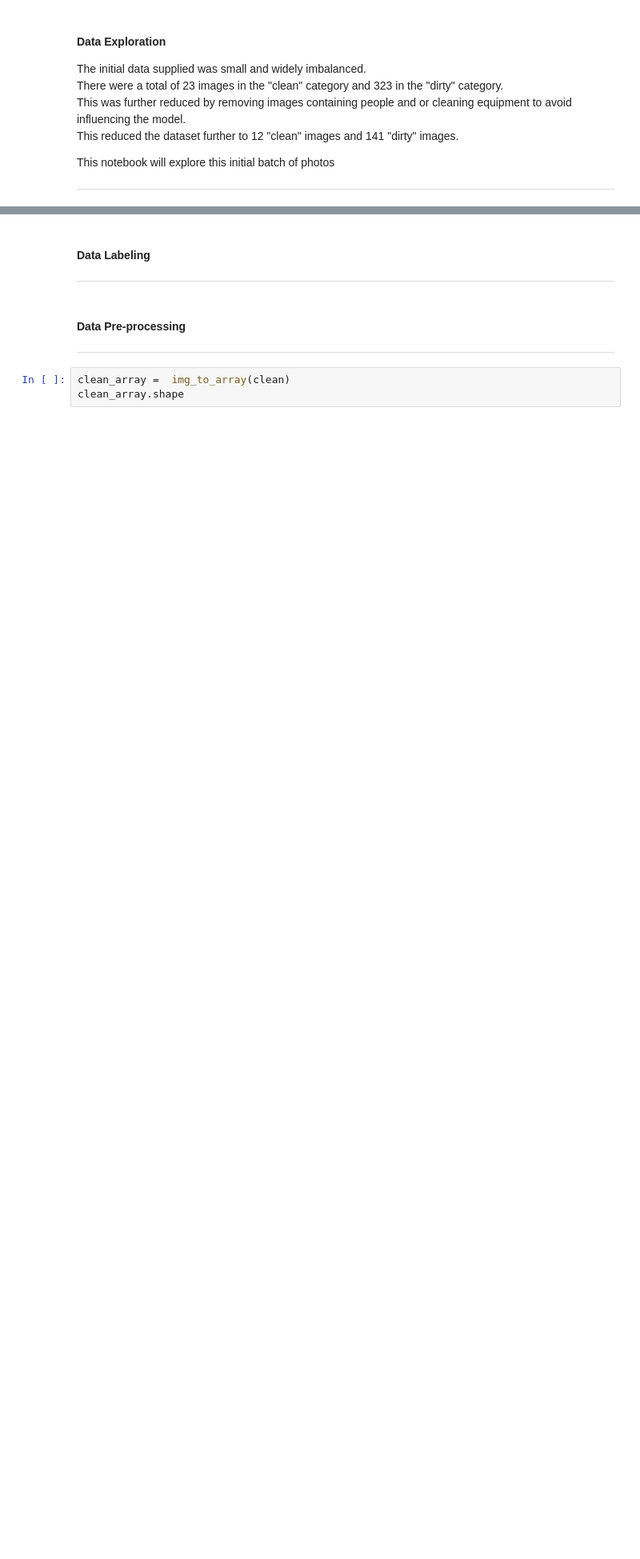
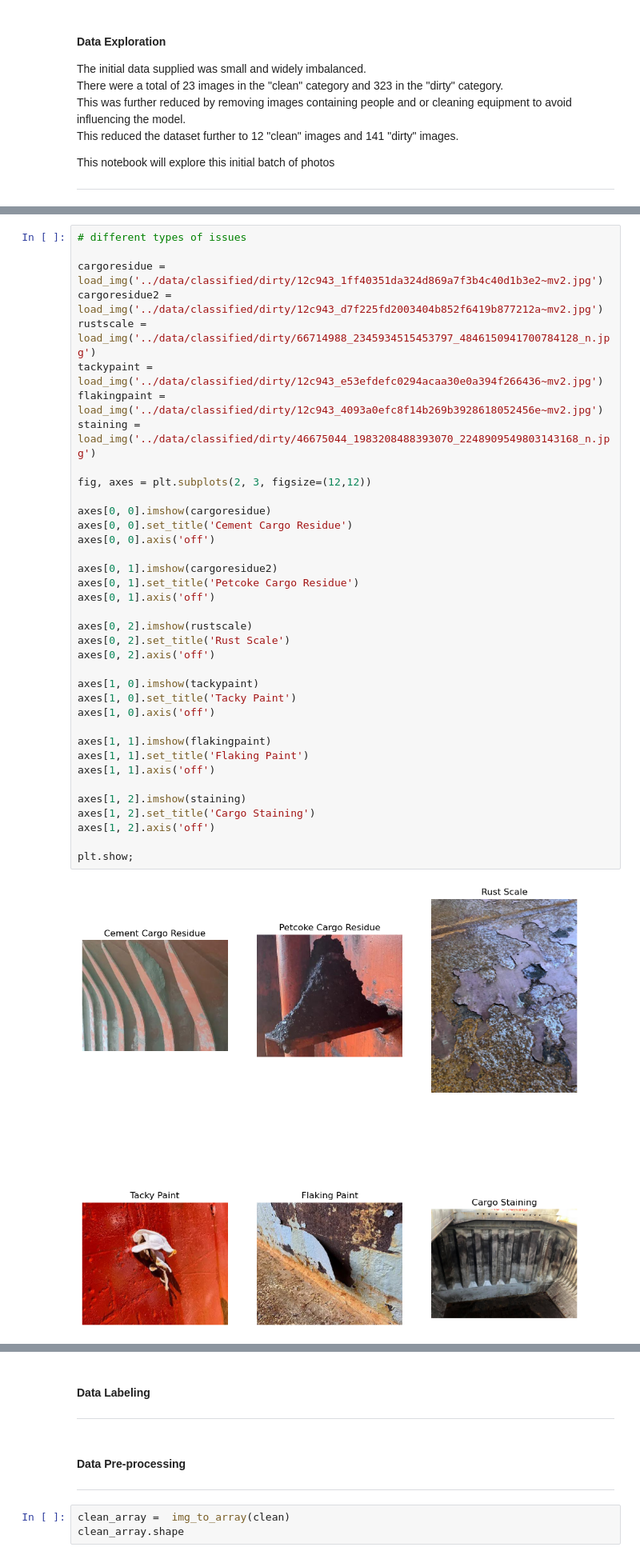
Before and after one commit to oshepad/cargo-holds-image-classification, a Jupyter notebook: code/01_Data.ipynb, the cells around one changed output, grey strips where cells are left out. Shown at 80% size. Saved outputs shown, nothing was run; the diff lists cells and outputs as text; blank space fills up the shorter version.

```diff
--- a/code/01_Data.ipynb
+++ b/code/01_Data.ipynb
@@ -91,0 +116,39 @@ for images, labels in test.take(1):
+# %%
+# different types of issues
+
+cargoresidue = load_img('../data/classified/dirty/12c943_1ff40351da324d869a7f3b4c40d1b3e2~mv2.jpg')
+cargoresidue2 = load_img('../data/classified/dirty/12c943_d7f225fd2003404b852f6419b877212a~mv2.jpg')
+rustscale = load_img('../data/classified/dirty/66714988_2345934515453797_4846150941700784128_n.jpg')
+tackypaint = load_img('../data/classified/dirty/12c943_e53efdefc0294acaa30e0a394f266436~mv2.jpg')
+flakingpaint = load_img('../data/classified/dirty/12c943_4093a0efc8f14b269b3928618052456e~mv2.jpg')
+staining = load_img('../data/classified/dirty/46675044_1983208488393070_2248909549803143168_n.jpg')
+
+fig, axes = plt.subplots(2, 3, figsize=(12,12))
+
+axes[0, 0].imshow(cargoresidue)
+axes[0, 0].set_title('Cement Cargo Residue')
+axes[0, 0].axis('off')
+
+axes[0, 1].imshow(cargoresidue2)
+axes[0, 1].set_title('Petcoke Cargo Residue')
+axes[0, 1].axis('off')
+
+axes[0, 2].imshow(rustscale)
+axes[0, 2].set_title('Rust Scale')
+axes[0, 2].axis('off')
+
+axes[1, 0].imshow(tackypaint)
+axes[1, 0].set_title('Tacky Paint')
+axes[1, 0].axis('off')
+
+axes[1, 1].imshow(flakingpaint)
+axes[1, 1].set_title('Flaking Paint')
+axes[1, 1].axis('off')
+
+axes[1, 2].imshow(staining)
+axes[1, 2].set_title('Cargo Staining')
+axes[1, 2].axis('off')
+
+plt.show;
+# %% [output]
+[figure, added]
```
Also changed, not shown: parts of 10 cells of this notebook.
